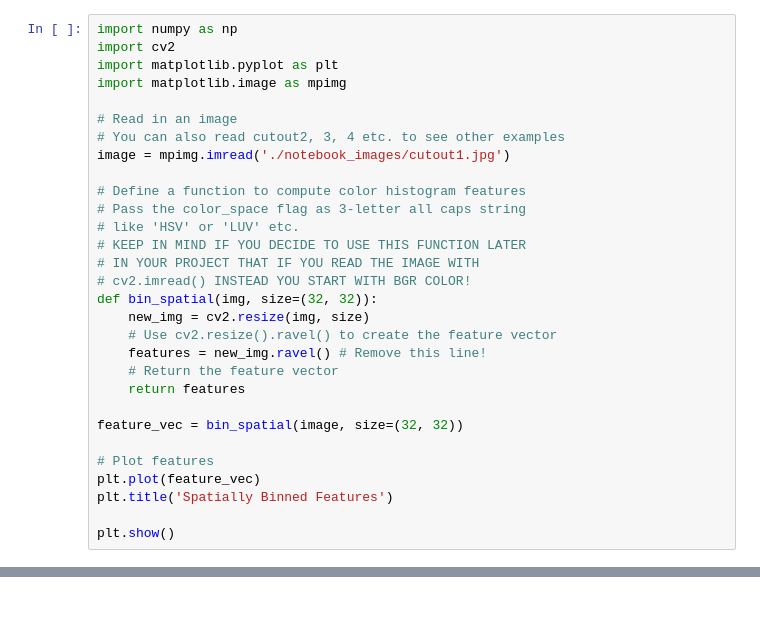
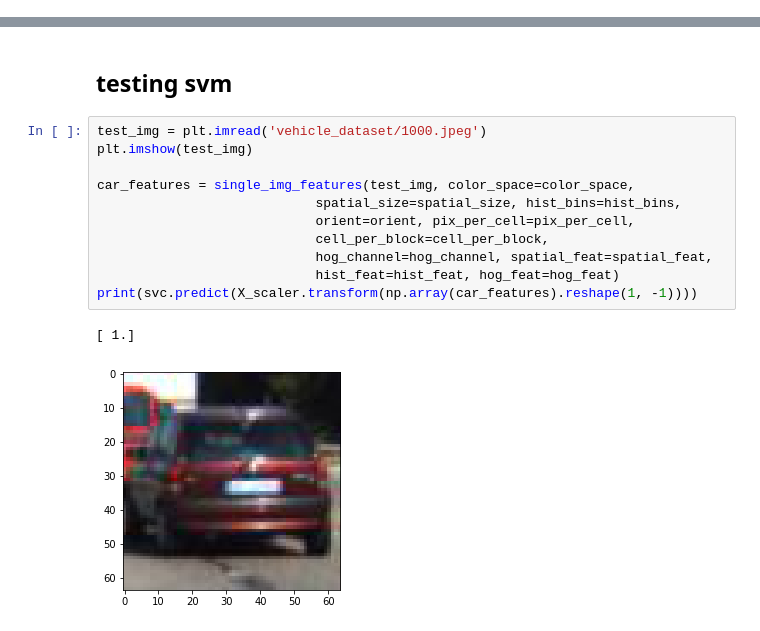
Before and after one commit to ymlai87416/CarND-Vehicle-Detection, a Jupyter notebook: CarND-Vehical-Detection.ipynb, the cells around one changed output, grey strips where cells are left out. Cells and saved outputs as stored; diff of their text form; blank space fills up the shorter version.

```diff
--- a/CarND-Vehical-Detection.ipynb
+++ b/CarND-Vehical-Detection.ipynb
@@ -200,30 +0,0 @@ plt.show()
-# %%
-import numpy as np
-import cv2
-import matplotlib.pyplot as plt
-import matplotlib.image as mpimg
-
-# Read in an image
-# You can also read cutout2, 3, 4 etc. to see other examples
-image = mpimg.imread('./notebook_images/cutout1.jpg')
-
-# Define a function to compute color histogram features
-# Pass the color_space flag as 3-letter all caps string
-# like 'HSV' or 'LUV' etc.
-# KEEP IN MIND IF YOU DECIDE TO USE THIS FUNCTION LATER
-# IN YOUR PROJECT THAT IF YOU READ THE IMAGE WITH
-# cv2.imread() INSTEAD YOU START WITH BGR COLOR!
-def bin_spatial(img, size=(32, 32)):
-    new_img = cv2.resize(img, size)
-    # Use cv2.resize().ravel() to create the feature vector
-    features = new_img.ravel() # Remove this line!
-    # Return the feature vector
-    return features
-
-feature_vec = bin_spatial(image, size=(32, 32))
-
-# Plot features
-plt.plot(feature_vec)
-plt.title('Spatially Binned Features')
-
-plt.show()
@@ -1170,0 +538,16 @@ FileNotFoundError: [Errno 2] No such file or directory: 'bbox_pickle.p'
+# %% [markdown]
+## testing svm
+# %%
+test_img = plt.imread('vehicle_dataset/1000.jpeg')
+plt.imshow(test_img)
+
+car_features = single_img_features(test_img, color_space=color_space,
+                            spatial_size=spatial_size, hist_bins=hist_bins,
+                            orient=orient, pix_per_cell=pix_per_cell,
+                            cell_per_block=cell_per_block,
+                            hog_channel=hog_channel, spatial_feat=spatial_feat,
+                            hist_feat=hist_feat, hog_feat=hog_feat)
+print(svc.predict(X_scaler.transform(np.array(car_features).reshape(1, -1))))
+# %% [output]
+[ 1.]
+[figure, added]
```
Also changed, not shown: parts of 57 cells of this notebook, 14 other files.
